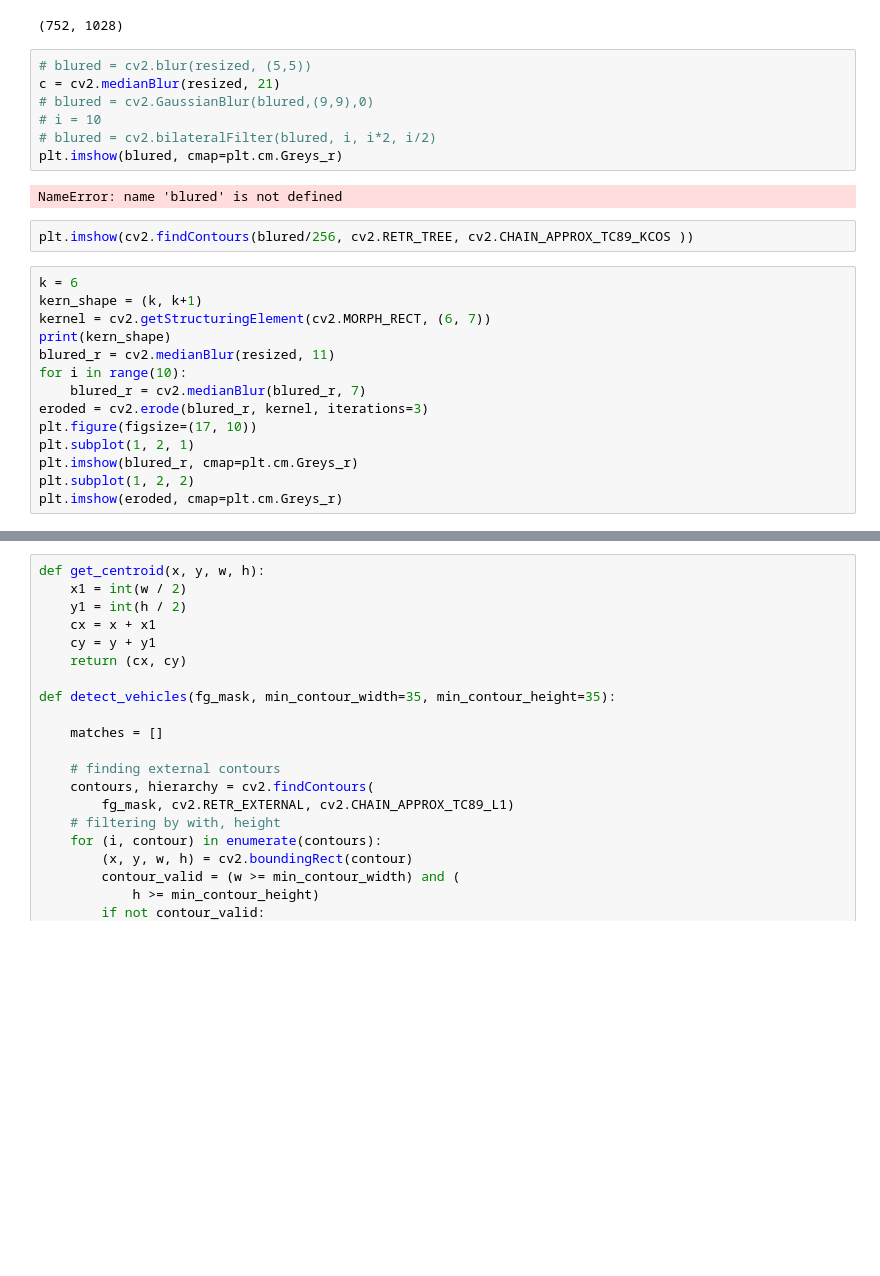
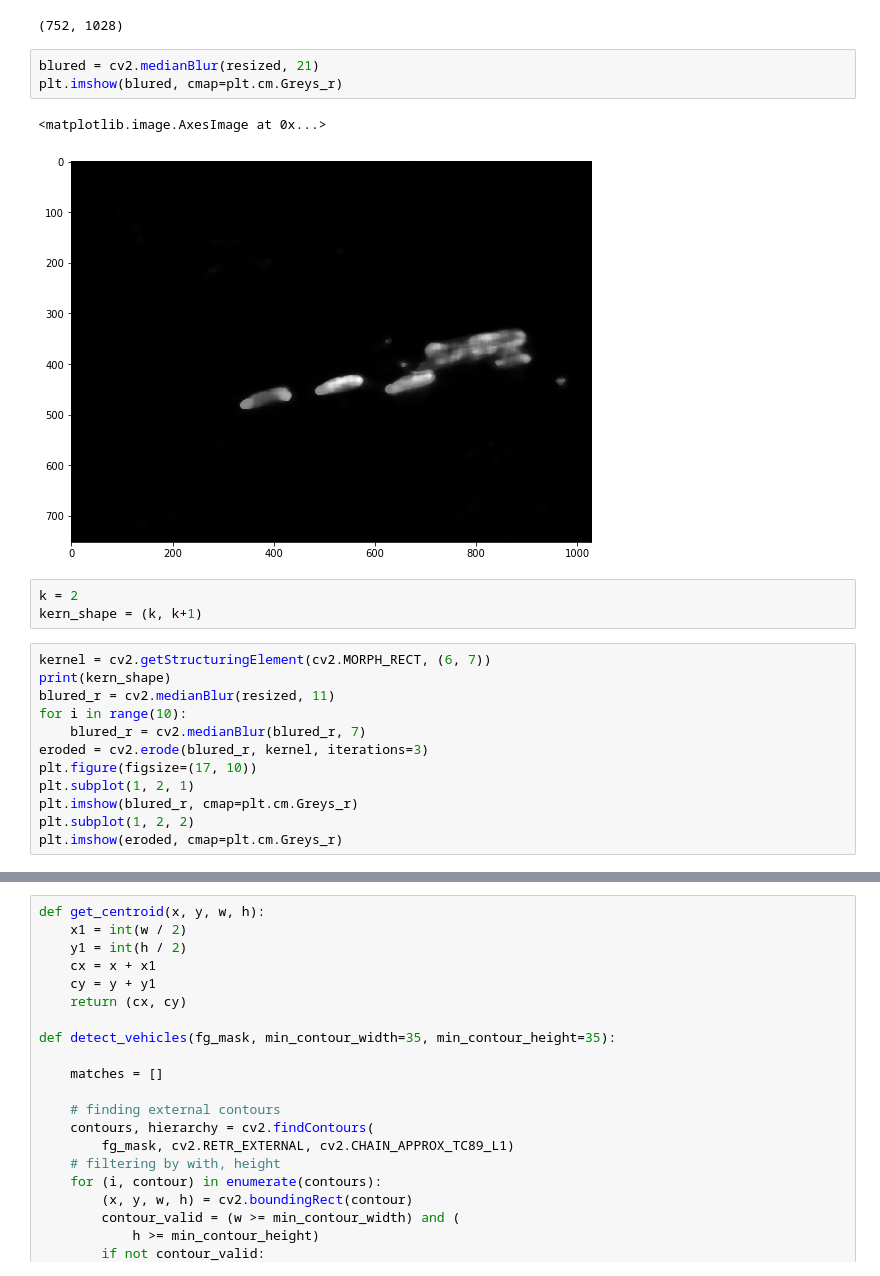
Before and after one commit to 7rick03ligh7/IBM_Smart_View, a Jupyter notebook: Object detecting.ipynb, the cells around one changed output, grey strips where cells are left out. Saved outputs shown, nothing was run; the diff lists cells and outputs as text; blank space fills up the shorter version.

```diff
--- a/Object detecting.ipynb
+++ b/Object detecting.ipynb
@@ -33,20 +33,16 @@ resized = cv2.resize(diff_im, dsize=(diff_im.shape[1]//4, diff_im.shape[0]//4))
 resized.shape
 # %% [output]
 (752, 1028)
-# %%
-# blured = cv2.blur(resized, (5,5))
-с = cv2.medianBlur(resized, 21)
-# blured = cv2.GaussianBlur(blured,(9,9),0)
-# i = 10
-# blured = cv2.bilateralFilter(blured, i, i*2, i/2)
-plt.imshow(blured, cmap=plt.cm.Greys_r)
-# %% [output]
-NameError: name 'blured' is not defined
-# %%
-plt.imshow(cv2.findContours(blured/256, cv2.RETR_TREE, cv2.CHAIN_APPROX_TC89_KCOS ))
+# %%
+blured = cv2.medianBlur(resized, 21)
+plt.imshow(blured, cmap=plt.cm.Greys_r)
+# %% [output]
+<matplotlib.image.AxesImage at 0x...>
+[figure, added]
+# %%
+k = 2
+kern_shape = (k, k+1)
 # %%
-k = 6
-kern_shape = (k, k+1)
 kernel = cv2.getStructuringElement(cv2.MORPH_RECT, (6, 7))
 print(kern_shape)
 blured_r = cv2.medianBlur(resized, 11)
```
Also changed, not shown: parts of 6 cells of this notebook.
